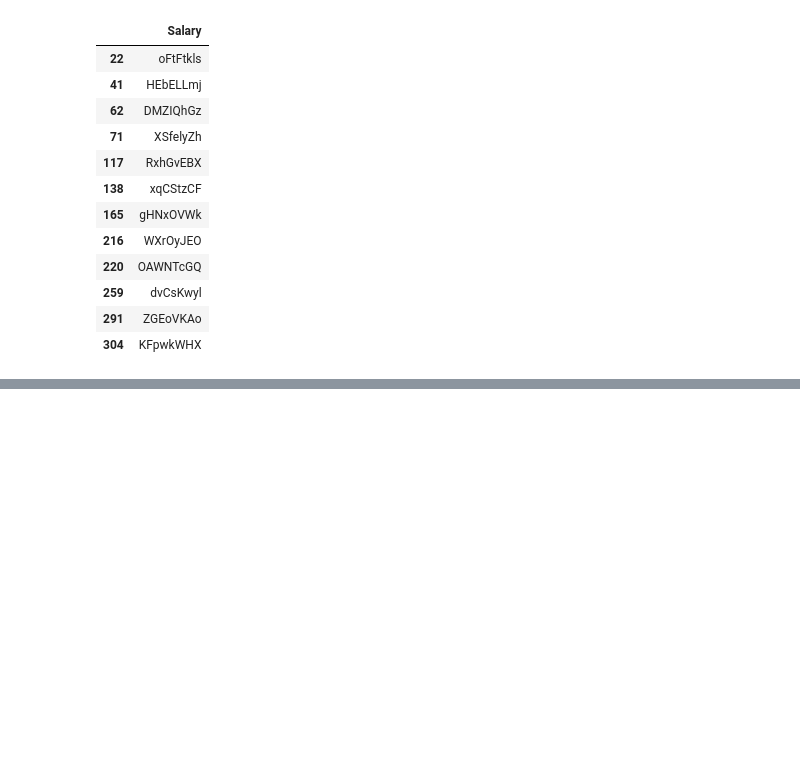
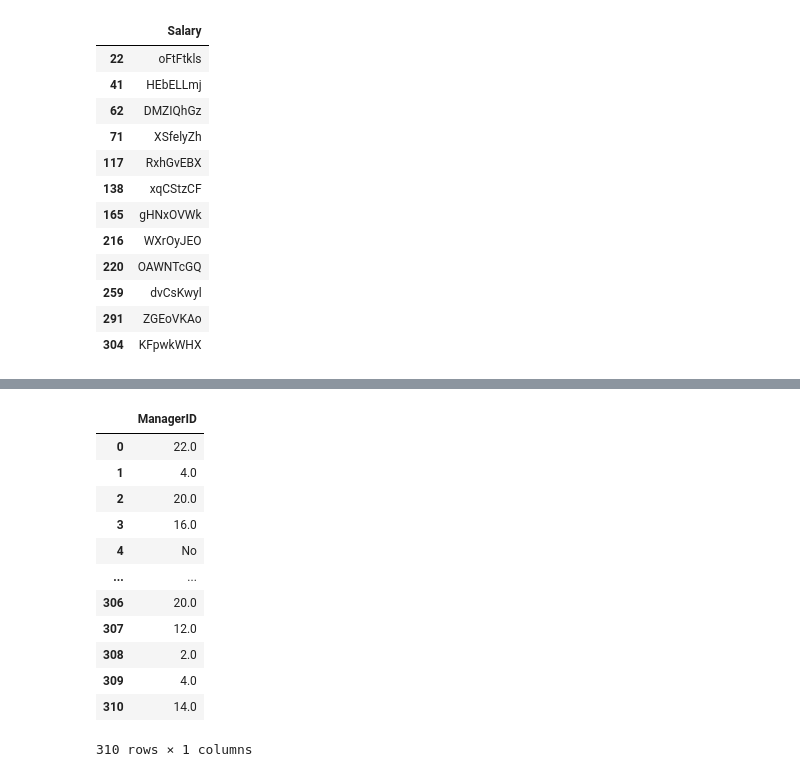
Before and after one commit to DVadeus/Data-Analysis, a Jupyter notebook: 3 Data Cleaning Pandas.ipynb, the cells around one changed output, grey strips where cells are left out. Cells and saved outputs as stored; diff of their text form; code cells hidden in the pictures; blank space fills up the shorter version.

```diff
--- a/3 Data Cleaning Pandas.ipynb
+++ b/3 Data Cleaning Pandas.ipynb
@@ -1339,0 +1366,4 @@ df_invalid_salaries
+# %%
+df['Zip_Fixed'] = df.loc[df['Zip'].str.isnumeric(), ['Zip']]
+
+df_invalid_zip = df.loc[df['Zip_Fixed'].isna(), ['Zip']]
@@ -1339,0 +1390,22 @@ df_invalid_salaries
+# %%
+df['ManagerID'] = pd.to_numeric(df['ManagerID'], errors = 'coerce')
+# %%
+df['ManagerID_Fixed'] = pd.to_numeric(df['ManagerID'], errors = 'coerce')
+# %%
+df_invalid_managerID = df.loc[df['ManagerID_Fixed'].isna(),['ManagerID']]
+# %%
+df_invalid_managerID
+# %% [output]
+|  | ManagerID |
+| 0 | 22.0 |
+| 1 | 4.0 |
+| 2 | 20.0 |
+| 3 | 16.0 |
+| 4 | No |
+| ... | ... |
+| 306 | 20.0 |
+| 307 | 12.0 |
+| 308 | 2.0 |
+| 309 | 4.0 |
+| 310 | 14.0 |
+310 rows × 1 columns
```
Also changed, not shown: parts of 4 cells of this notebook.
